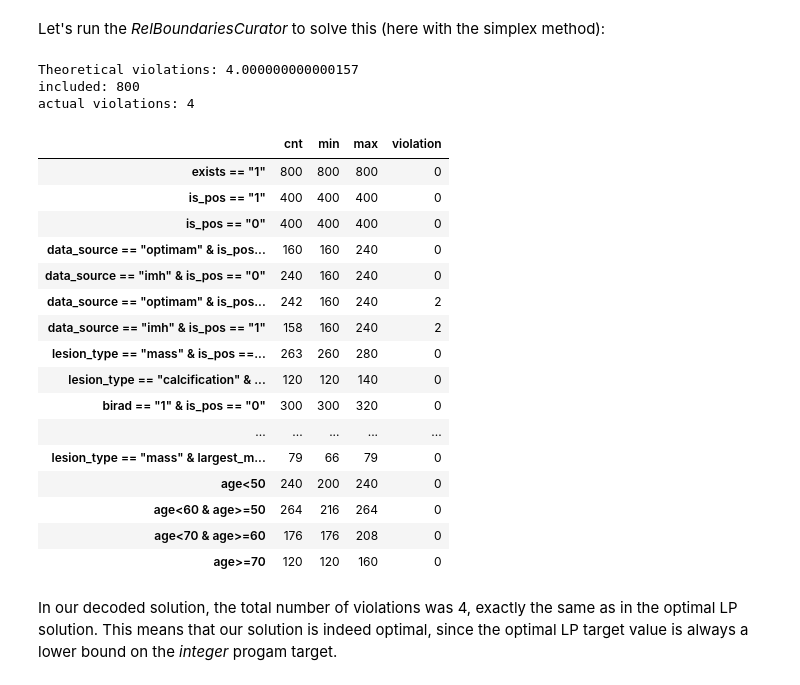
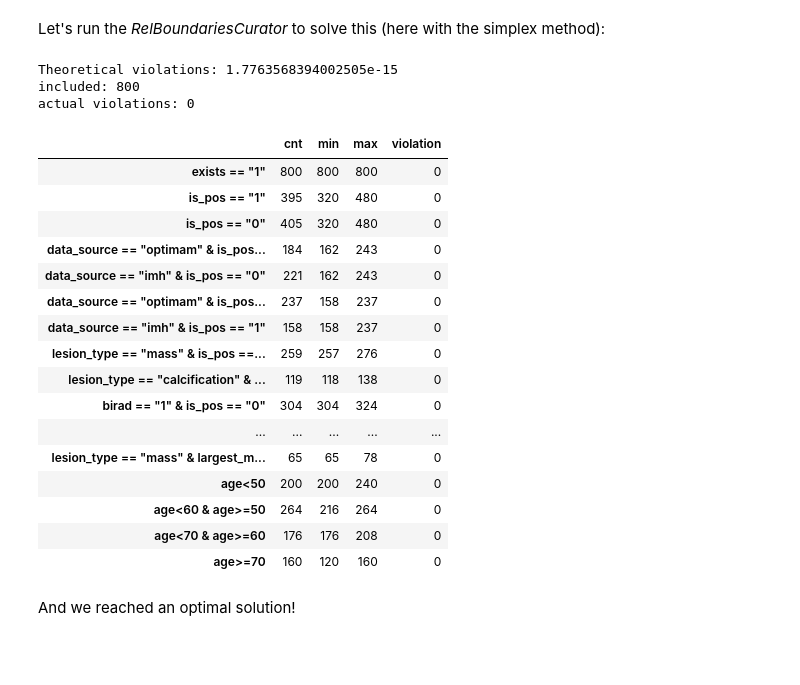
Before and after one commit to jonilaserson/curation_magic, a Jupyter notebook: 00_core.ipynb, the cells around one changed output. Drawn from its saved outputs; the diff is of its cells as text; code cells hidden in the pictures; blank space fills up the shorter version.

```diff
--- a/00_core.ipynb
+++ b/00_core.ipynb
@@ -528,32 +553,32 @@ Let's run the *RelBoundariesCurator* to solve this (here with the simplex method
 # %%
 cc = RelBoundariesCurator(df_samples, df_cond_rel)
 included, summary = cc.run()
 
 # Let's sanity-check that we obtained a reasonable solution.
-tc.assertAlmostEqual(cc.solution.fun, 4.0, places=3)
+tc.assertAlmostEqual(cc.solution.fun, 0, places=3)
 tc.assertGreater(included.sum(), 780)
 tc.assertLess(included.sum(), 820)
 summary
 # %% [output]
-Theoretical violations: 4.000000000000157
+Theoretical violations: 1.7763568394002505e-15
 included: 800
-actual violations: 4
+actual violations: 0
 |  | cnt | min | max | violation |
 | exists == "1" | 800 | 800 | 800 | 0 |
-| is_pos == "1" | 400 | 400 | 400 | 0 |
-| is_pos == "0" | 400 | 400 | 400 | 0 |
-| data_source == "optimam" & is_pos... | 160 | 160 | 240 | 0 |
-| data_source == "imh" & is_pos == "0" | 240 | 160 | 240 | 0 |
-| data_source == "optimam" & is_pos... | 242 | 160 | 240 | 2 |
-| data_source == "imh" & is_pos == "1" | 158 | 160 | 240 | 2 |
-| lesion_type == "mass" & is_pos ==... | 263 | 260 | 280 | 0 |
-| lesion_type == "calcification" & ... | 120 | 120 | 140 | 0 |
-| birad == "1" & is_pos == "0" | 300 | 300 | 320 | 0 |
+| is_pos == "1" | 395 | 320 | 480 | 0 |
+| is_pos == "0" | 405 | 320 | 480 | 0 |
+| data_source == "optimam" & is_pos... | 184 | 162 | 243 | 0 |
+| data_source == "imh" & is_pos == "0" | 221 | 162 | 243 | 0 |
+| data_source == "optimam" & is_pos... | 237 | 158 | 237 | 0 |
+| data_source == "imh" & is_pos == "1" | 158 | 158 | 237 | 0 |
+| lesion_type == "mass" & is_pos ==... | 259 | 257 | 276 | 0 |
+| lesion_type == "calcification" & ... | 119 | 118 | 138 | 0 |
+| birad == "1" & is_pos == "0" | 304 | 304 | 324 | 0 |
 | ... | ... | ... | ... | ... |
-| lesion_type == "mass" & largest_m... | 79 | 66 | 79 | 0 |
-| age<50 | 240 | 200 | 240 | 0 |
+| lesion_type == "mass" & largest_m... | 65 | 65 | 78 | 0 |
+| age<50 | 200 | 200 | 240 | 0 |
 | age<60 & age>=50 | 264 | 216 | 264 | 0 |
 | age<70 & age>=60 | 176 | 176 | 208 | 0 |
-| age>=70 | 120 | 120 | 160 | 0 |
+| age>=70 | 160 | 120 | 160 | 0 |
-# %% [markdown]
-In our decoded solution, the total number of violations was 4, exactly the same as in the optimal LP solution. This means that our solution is indeed optimal, since the optimal LP target value is always a lower bound on the *integer* progam target.
+# %% [markdown]
+And we reached an optimal solution!
```
Also changed, not shown: parts of 6 cells of this notebook, 5 other files.
